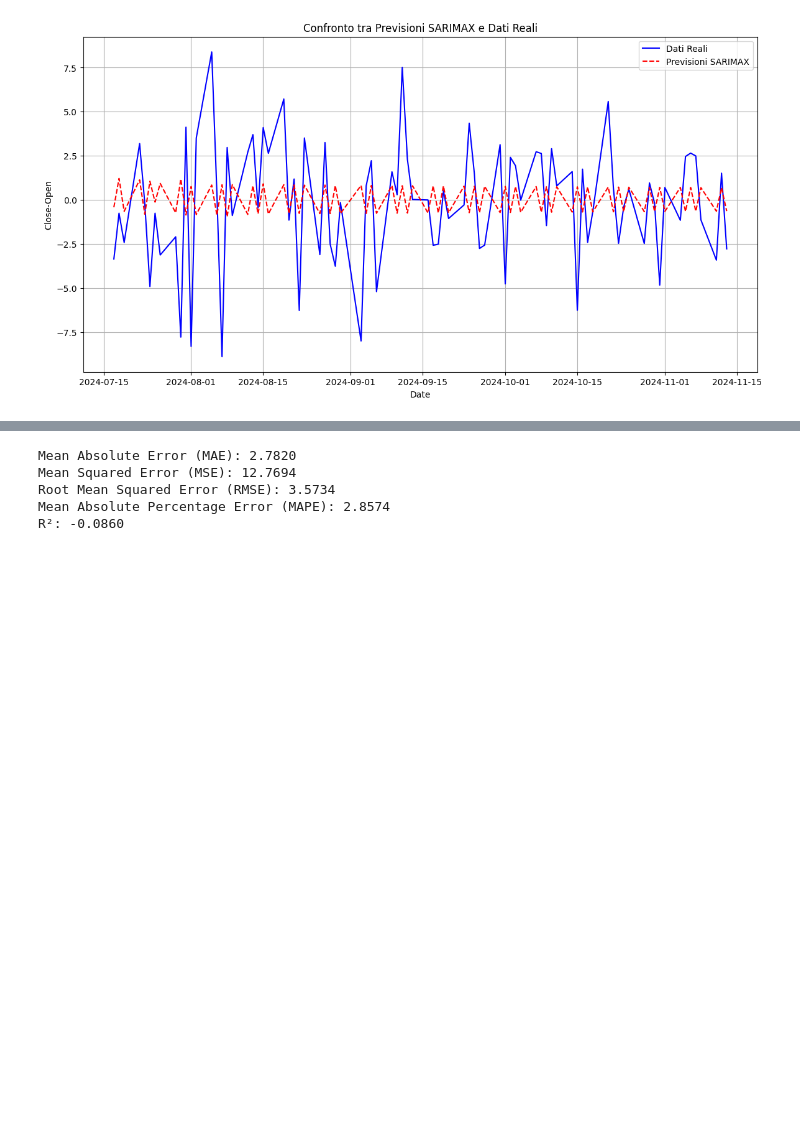
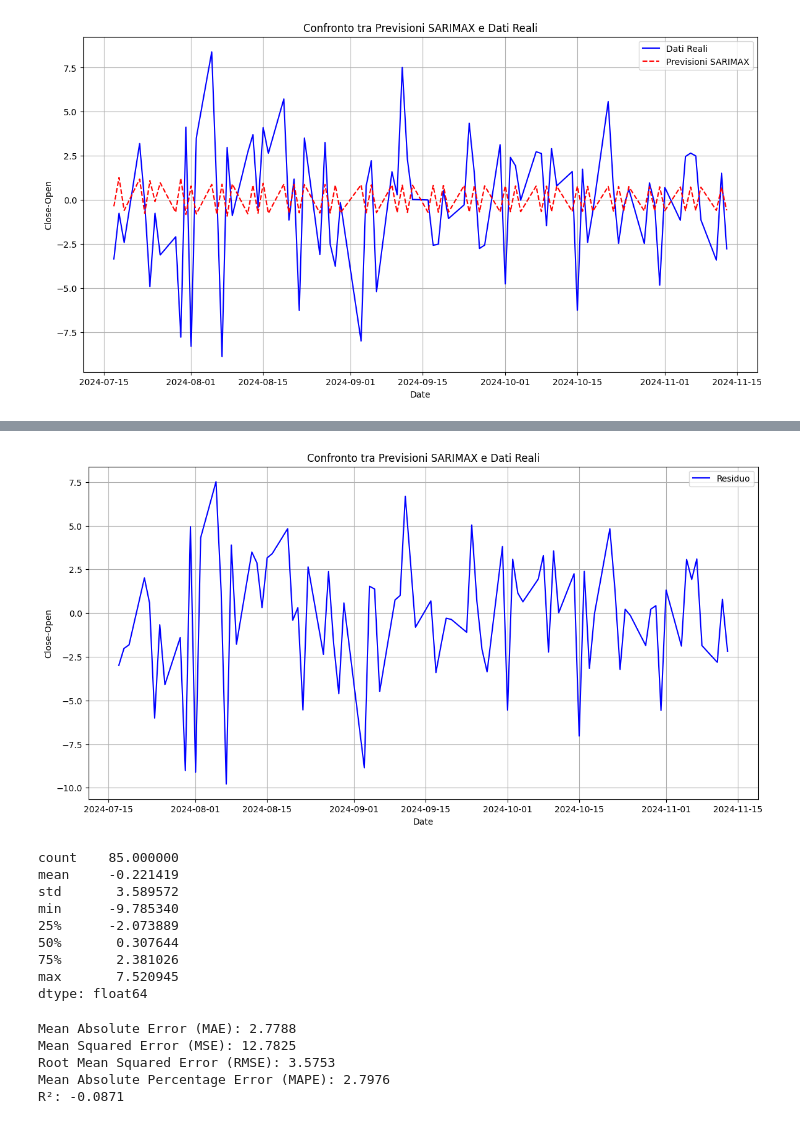
Before and after one commit to lucabellantee/Time-series-analysis, a Jupyter notebook: time_series_stocks copy.ipynb, the cells around one changed output, grey strips where cells are left out. Saved outputs shown, nothing was run; the diff lists cells and outputs as text; code cells hidden in the pictures; blank space fills up the shorter version.

```diff
--- a/time_series_stocks copy.ipynb
+++ b/time_series_stocks copy.ipynb
@@ -377,7 +390,7 @@ model = sm.tsa.SARIMAX(train_data['Difference'],
                        order=(2,0,2),           # Parametri ARIMA
                        seasonal_order=(2,0,2,5), # Parametri stagionali (P, D, Q, periodo stagionale S),
                        exog=exog_vars,
-                       trend='c')                  # Se includere o meno l'intercetta (opzionale)
+                       trend='t')                  # Se includere o meno l'intercetta (opzionale)
 
 results_base = model.fit()
 
@@ -440,3 +471,27 @@ plt.show()
+# %%
+# Creare il grafico
+plt.figure(figsize=(14, 7))
+plt.plot(y_true-y_pred, label='Residuo', color='blue')
+plt.xlabel('Date')
+plt.ylabel('Close-Open')
+plt.title('Confronto tra Previsioni SARIMAX e Dati Reali')
+plt.legend()
+plt.grid(True)
+plt.show()
+
+
+(y_true-y_pred).describe()
+# %% [output]
+[figure, added]
+count    85.000000
+mean     -0.221419
+std       3.589572
+min      -9.785340
+25%      -2.073889
+50%       0.307644
+75%       2.381026
+max       7.520945
+dtype: float64
 # %%
 # Calcolare gli indicatori di valutazione
 mae = mean_absolute_error(y_true, y_pred)
@@ -452,8 +507,8 @@ print(f"Root Mean Squared Error (RMSE): {rmse:.4f}")
 print(f"Mean Absolute Percentage Error (MAPE): {mape:.4f}")
 print(f"R²: {r2:.4f}")
 # %% [output]
-Mean Absolute Error (MAE): 2.7820
-Mean Squared Error (MSE): 12.7694
-Root Mean Squared Error (RMSE): 3.5734
-Mean Absolute Percentage Error (MAPE): 2.8574
-R²: -0.0860
+Mean Absolute Error (MAE): 2.7788
+Mean Squared Error (MSE): 12.7825
+Root Mean Squared Error (RMSE): 3.5753
+Mean Absolute Percentage Error (MAPE): 2.7976
+R²: -0.0871
```
Also changed, not shown: parts of 16 cells of this notebook.
